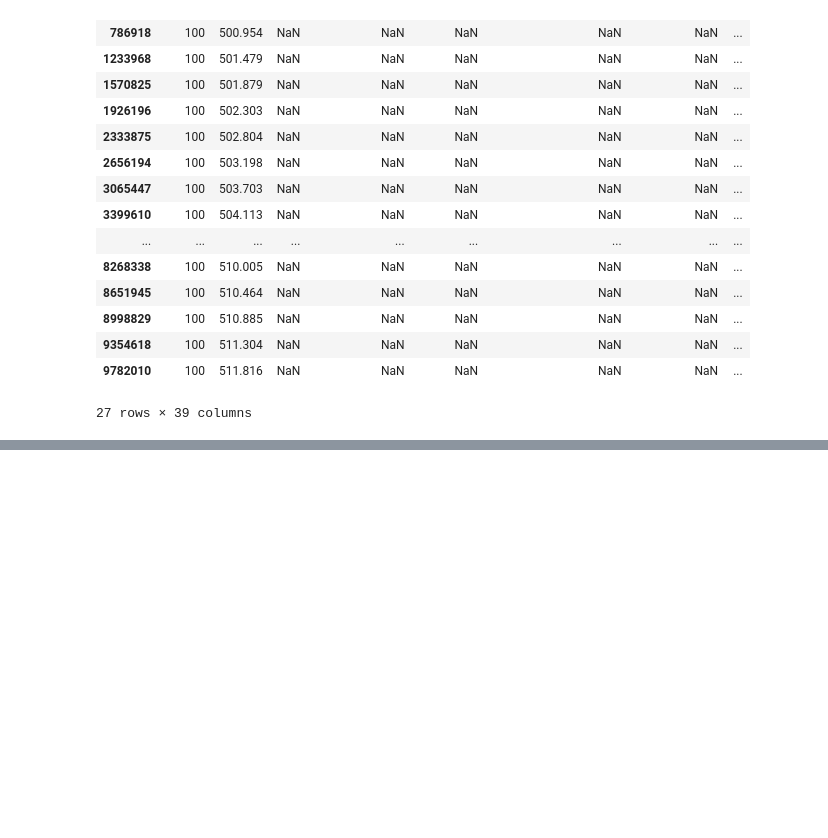
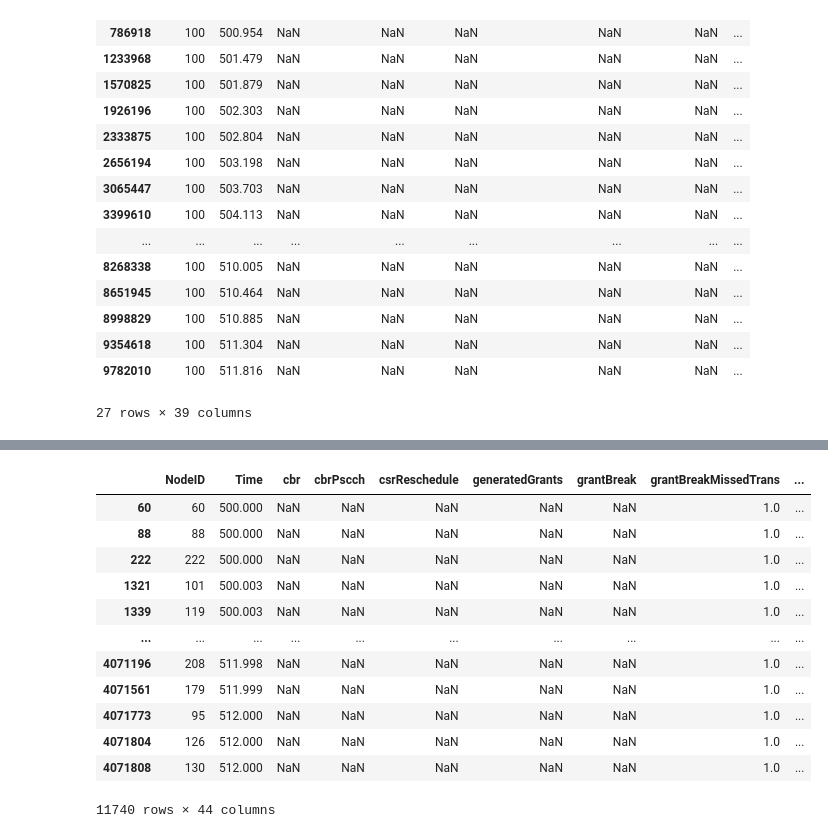
Before and after one commit to brianmc95/results-analysis, a Jupyter notebook: jupyter-notebooks/Extra Info.ipynb, the cells around one changed output, grey strips where cells are left out. Cells and saved outputs as stored; diff of their text form; code cells hidden in the pictures; blank space fills up the shorter version.

```diff
--- a/jupyter-notebooks/Extra Info.ipynb
+++ b/jupyter-notebooks/Extra Info.ipynb
@@ -605,0 +806,7 @@ etsi_high_df[(etsi_high_df["NodeID"] == 100) & (etsi_high_df["tbSent"] > 0)]
+# %%
+configs = {
+    "ETSI": "/hdd/results-analysis/data/parsed_data/non-periodic/nonPeriodic-ETSI-012vpm-2021-02-18-17_26_27",
+    "3GPP": "/hdd/results-analysis/data/parsed_data/non-periodic/nonPeriodic-3GPP-012vpm-2021-02-18-17_25_27"
+}
+# %%
+df = pd.read_csv("{}/run-1.csv".format(configs["ETSI"]))
@@ -605,0 +830,16 @@ etsi_high_df[(etsi_high_df["NodeID"] == 100) & (etsi_high_df["tbSent"] > 0)]
+# %%
+df[df["missedTransmission"] > 0]
+# %% [output]
+|  | NodeID | Time | cbr | cbrPscch | csrReschedule | generatedGrants | grantBreak | grantBreakMissedTrans | ... |
+| 60 | 60 | 500.000 | NaN | NaN | NaN | NaN | NaN | 1.0 | ... |
+| 88 | 88 | 500.000 | NaN | NaN | NaN | NaN | NaN | 1.0 | ... |
+| 222 | 222 | 500.000 | NaN | NaN | NaN | NaN | NaN | 1.0 | ... |
+| 1321 | 101 | 500.003 | NaN | NaN | NaN | NaN | NaN | 1.0 | ... |
+| 1339 | 119 | 500.003 | NaN | NaN | NaN | NaN | NaN | 1.0 | ... |
+| ... | ... | ... | ... | ... | ... | ... | ... | ... | ... |
+| 4071196 | 208 | 511.998 | NaN | NaN | NaN | NaN | NaN | 1.0 | ... |
+| 4071561 | 179 | 511.999 | NaN | NaN | NaN | NaN | NaN | 1.0 | ... |
+| 4071773 | 95 | 512.000 | NaN | NaN | NaN | NaN | NaN | 1.0 | ... |
+| 4071804 | 126 | 512.000 | NaN | NaN | NaN | NaN | NaN | 1.0 | ... |
+| 4071808 | 130 | 512.000 | NaN | NaN | NaN | NaN | NaN | 1.0 | ... |
+11740 rows × 44 columns
```
Also changed, not shown: parts of 18 cells of this notebook, 11 other files.
